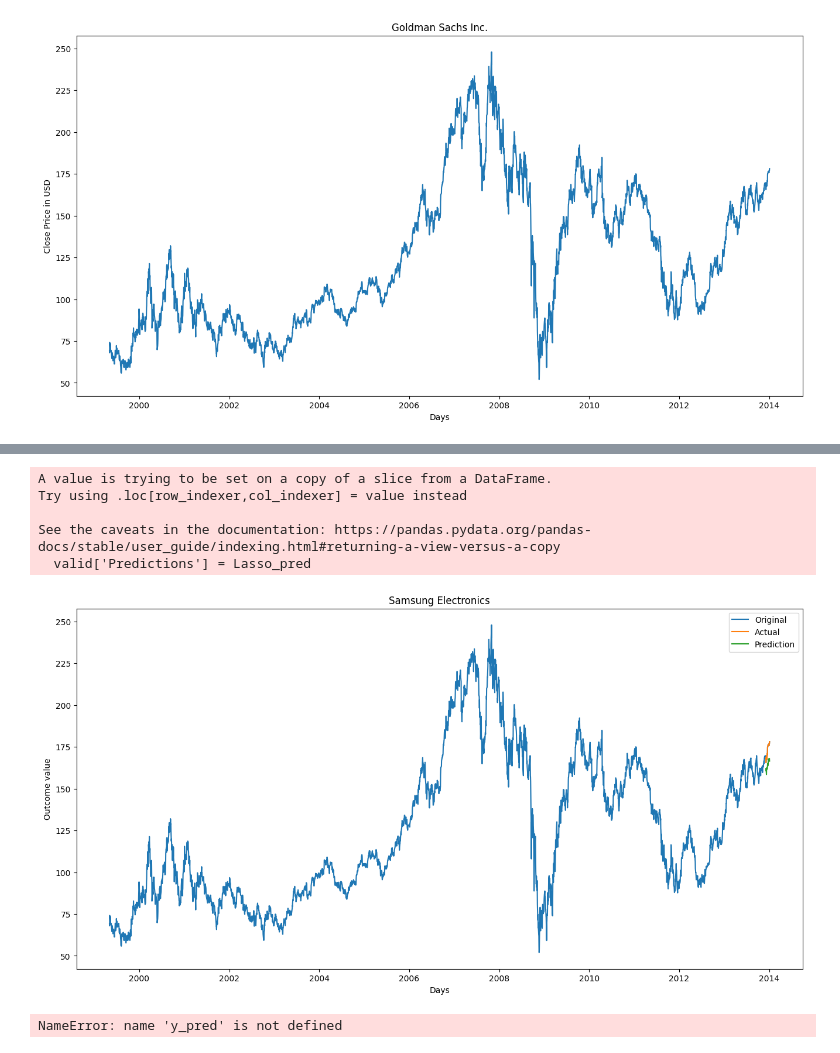
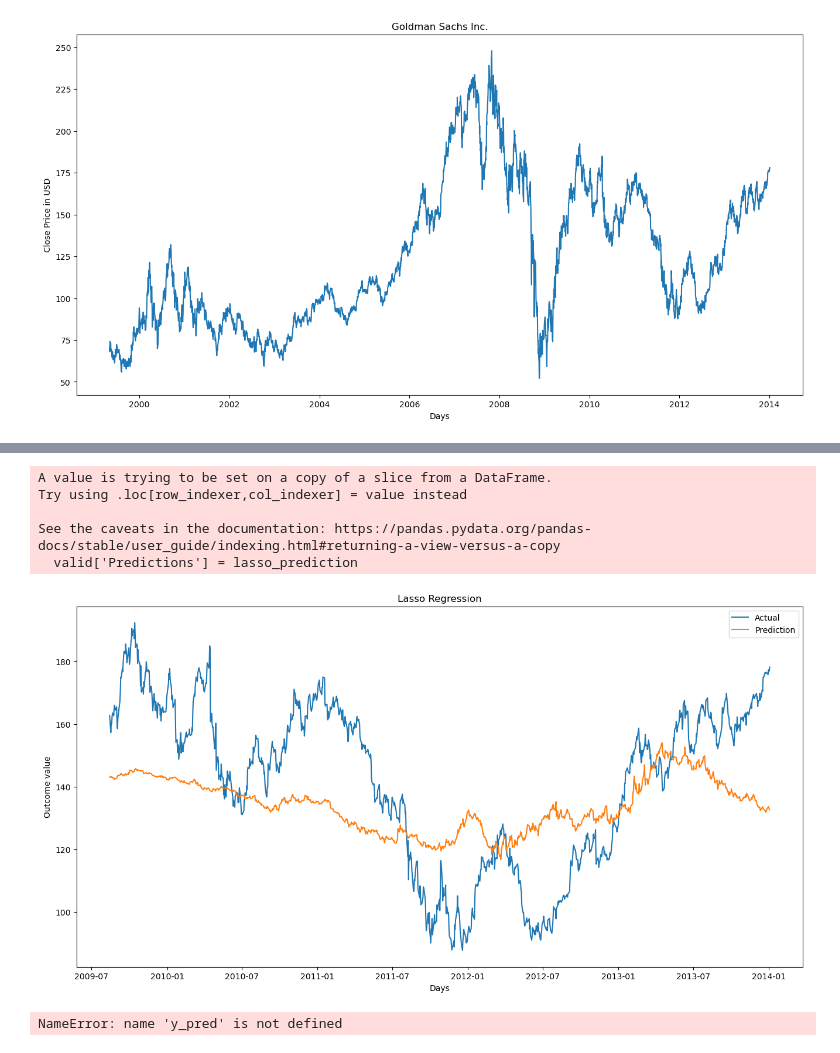
Before and after one commit to nkwleroux/YonseiAdvProgFinals, a Jupyter notebook: LassoRidge.ipynb, the cells around one changed output, grey strips where cells are left out. Drawn from its saved outputs; the diff is of its cells as text; code cells hidden in the pictures.

Commit message:
Added Lasso model with actual and prediction plotted
Not entirely accurate, also doesn't use train_test_split. Might want to change it to that in the future.

```diff
--- a/LassoRidge.ipynb
+++ b/LassoRidge.ipynb
@@ -34,6 +82,7 @@ Number of trading days:  (3691, 7)
 # %%
 # Preprocessing of data
 
+df['Date'] = pd.to_datetime(df['Date'],format='%d/%m/%Y')
 df.set_index(pd.DatetimeIndex(df['Date']), inplace=True)
 df.drop('Date', inplace=True, axis=1)
 print(df)
@@ -72,11 +224,17 @@ plt.show()
 # NOTE: these are my own tests
 # Features to keep: Close
 
+#-Nic
+# Not sure which features to keep exactly
+# Pretty sure we have to keep all of them... maybe besides volume
+
 df = df[['Close']]
-df.head(5)
+print(df.head(5))
 
 # Predict X days into the future
-future = 21 # a trading month
+future = 1105 # predict for the test size (30% of 3686 trading days)
 
 # We create a prediction column
 df['Predictions'] = df[['Close']].shift(-future)
+
+print(df.head(5))
@@ -98,38 +293,45 @@ Test - features:  (1101, 1) Labels:  (1101,)
 # Define the model
 # NOTE ! To add later, the ANN and Ridge!
 
-model = Lasso(alpha=1.0)
+#-Nic
+# pretty sure we only need to use a Ridge model. The ANN is not included.
+
+# 4. Model←LASSO_train(train_features ,train_stock_price, lambda) ## not sure what lambda entails (alpha?)
+model = Lasso()
 
 # Train the model
-LR = model.fit(x_train, y_train)
+lasso_regression = model.fit(x_train, y_train)
 # %%
 # get the last x rows from the feature dataset
 x_future = df.drop(['Predictions'],1)[:-future]
 x_future = x_future.tail(future)
 x_future = np.array(x_future)
 # %%
+# 5. stock_price_predict← LASSO_predict(train_features)
+
 # Use model to make predictions
-Lasso_pred = LR.predict(x_future)
+lasso_prediction = lasso_regression.predict(x_future) #is this not x_test?
 # %%
 # Visualise the prediction - LR
 valid = df[X.shape[0]:]
-valid['Predictions'] = Lasso_pred
+valid['Predictions'] = lasso_prediction
 
 plt.figure(figsize= (16,8))
-plt.title('Samsung Electronics')
+plt.title('Lasso Regression')
 plt.xlabel('Days')
 plt.ylabel('Outcome value')
-plt.plot(df['Close'])
+# plt.plot(df['Close'])
 plt.plot(valid[['Close','Predictions']])
-plt.legend(['Original','Actual','Prediction'])
+plt.legend(['Actual','Prediction'])
+# plt.legend(['Original','Actual','Prediction'])
 plt.show()
 # %% [output]
 A value is trying to be set on a copy of a slice from a DataFrame.
 Try using .loc[row_indexer,col_indexer] = value instead
 
 See the caveats in the documentation: https://pandas.pydata.org/pandas-docs/stable/user_guide/indexing.html#returning-a-view-versus-a-copy
-  valid['Predictions'] = Lasso_pred
+  valid['Predictions'] = lasso_prediction
-[figure, old version]
+[figure, new version]
 # %%
 # Evaluating the model using K-fold CV
 cv = RepeatedKFold(n_splits=10, n_repeats=3, random_state=1)
```
Also changed, not shown: parts of 12 cells of this notebook, 10 other files.
